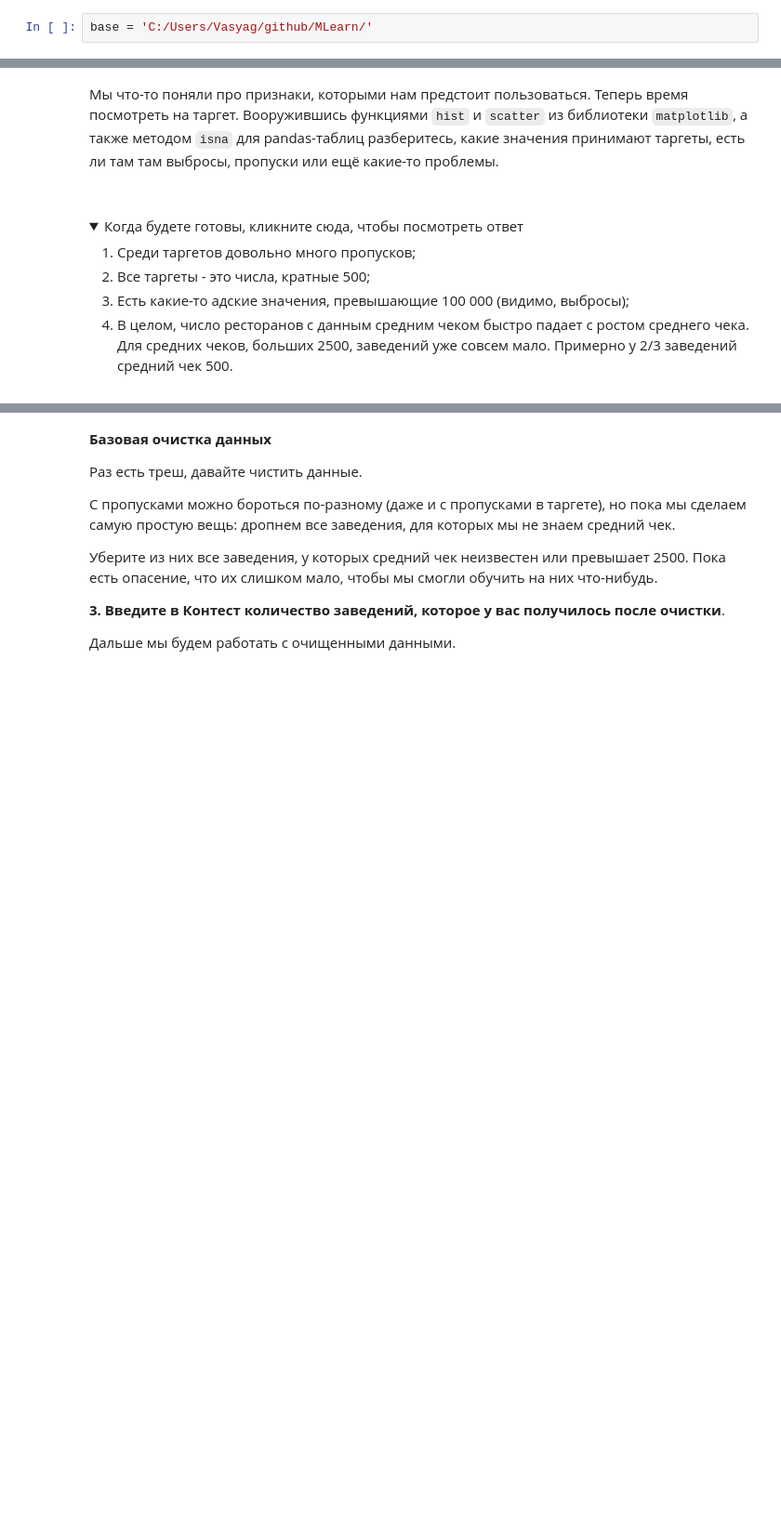
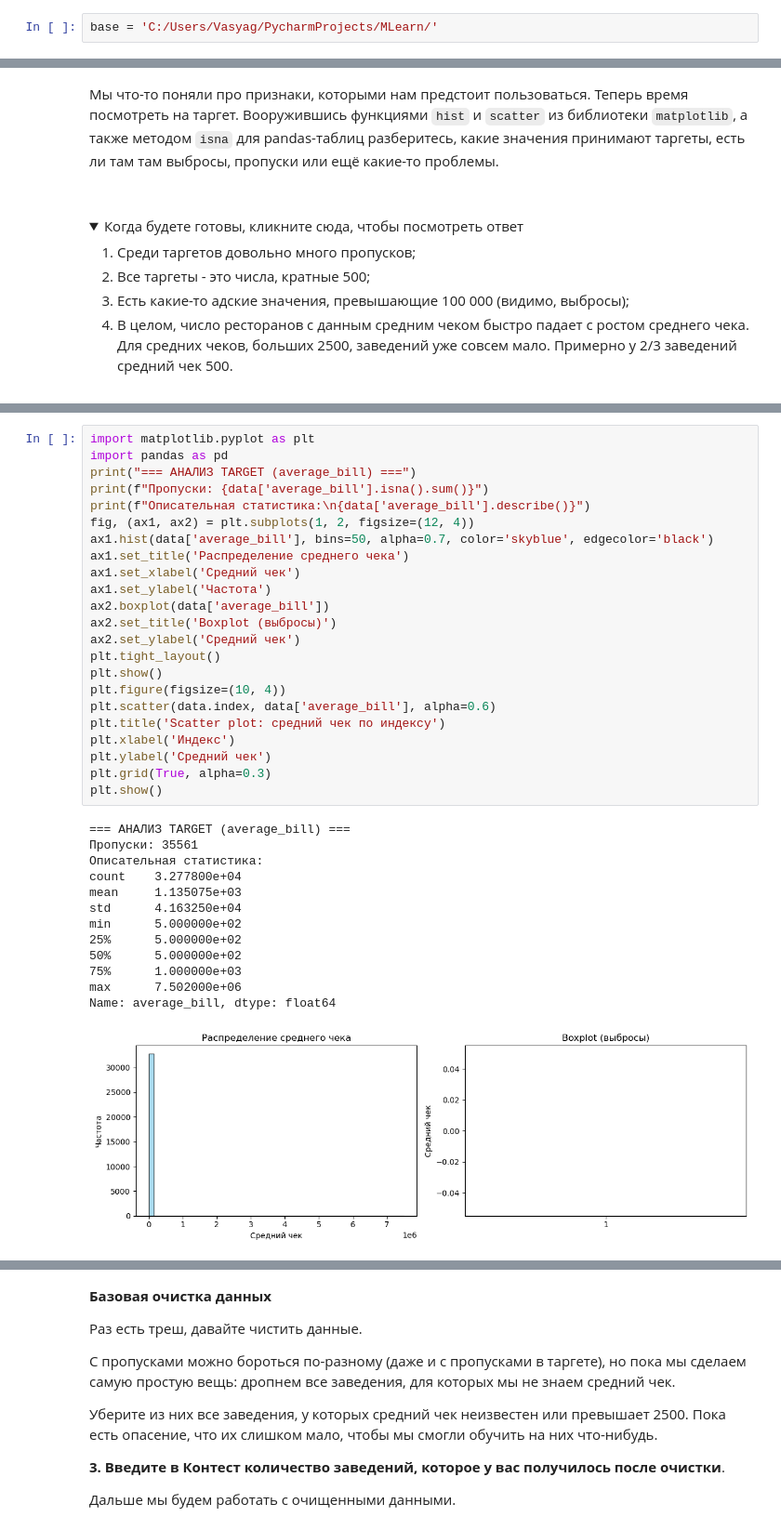
Before and after one commit to GLUKvSeTi/MLearn, a Jupyter notebook: autohw_intro_ML_92e1d33a4d .ipynb, the cells around one changed output, grey strips where cells are left out. Shown: that part at 93% size. Drawn from its saved outputs; the diff is of its cells as text; folded sections open; blank space fills up the shorter version.

```diff
--- a/autohw_intro_ML_92e1d33a4d .ipynb
+++ b/autohw_intro_ML_92e1d33a4d .ipynb
@@ -137,7 +135,7 @@ def most_frequent(nums):
 
 Задачей будет **предсказание среднего чека** (average_bill) по некоторым другим свойствам заведения.
 # %%
-base = 'C:/Users/Vasyag/github/MLearn/'
+base = 'C:/Users/Vasyag/PycharmProjects/MLearn/'
 # %%
 data = pd.read_csv(base + 'organisations.csv')
 features = pd.read_csv(base + 'features.csv')
@@ -206,0 +199,37 @@ rubric_dict
+# %%
+import matplotlib.pyplot as plt
+import pandas as pd
+print("=== АНАЛИЗ TARGET (average_bill) ===")
+print(f"Пропуски: {data['average_bill'].isna().sum()}")
+print(f"Описательная статистика:\n{data['average_bill'].describe()}")
+fig, (ax1, ax2) = plt.subplots(1, 2, figsize=(12, 4))
+ax1.hist(data['average_bill'], bins=50, alpha=0.7, color='skyblue', edgecolor='black')
+ax1.set_title('Распределение среднего чека')
+ax1.set_xlabel('Средний чек')
+ax1.set_ylabel('Частота')
+ax2.boxplot(data['average_bill'])
+ax2.set_title('Boxplot (выбросы)')
+ax2.set_ylabel('Средний чек')
+plt.tight_layout()
+plt.show()
+plt.figure(figsize=(10, 4))
+plt.scatter(data.index, data['average_bill'], alpha=0.6)
+plt.title('Scatter plot: средний чек по индексу')
+plt.xlabel('Индекс')
+plt.ylabel('Средний чек')
+plt.grid(True, alpha=0.3)
+plt.show()
+# %% [output]
+=== АНАЛИЗ TARGET (average_bill) ===
+Пропуски: 35561
+Описательная статистика:
+count    3.277800e+04
+mean     1.135075e+03
+std      4.163250e+04
+min      5.000000e+02
+25%      5.000000e+02
+50%      5.000000e+02
+75%      1.000000e+03
+max      7.502000e+06
+Name: average_bill, dtype: float64
+[figure, added]
```
Also changed, not shown: parts of 13 cells of this notebook.
